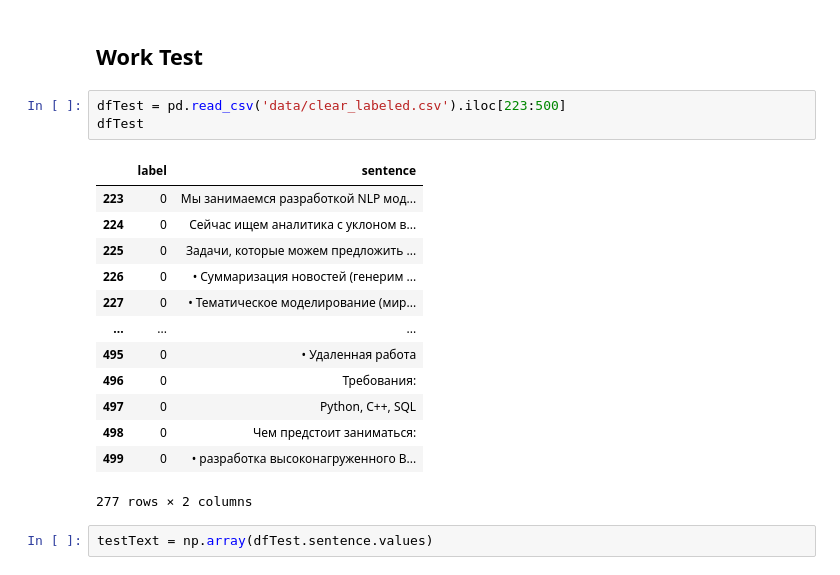
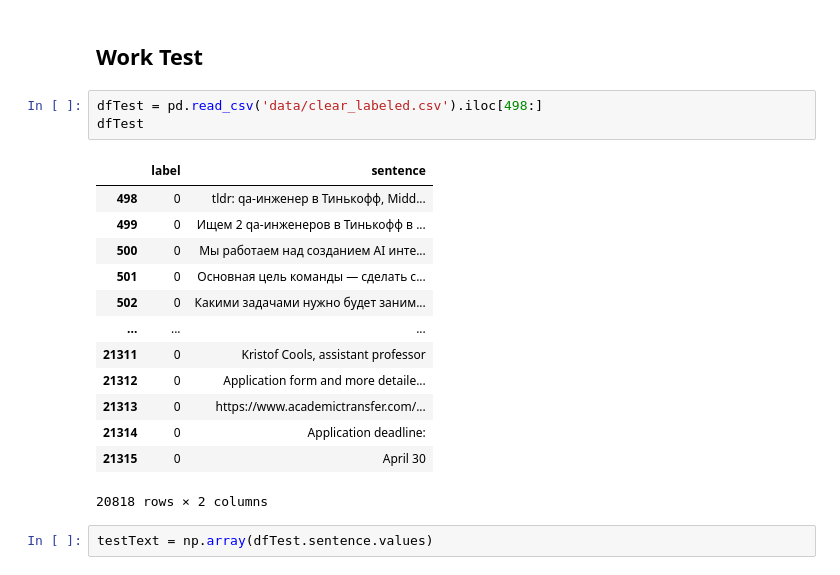
Before and after one commit to yarvod/pj-nlp, a Jupyter notebook: pj-nlp.ipynb, the cells around one changed output. Saved outputs shown, nothing was run; the diff lists cells and outputs as text.

```diff
--- a/pj-nlp.ipynb
+++ b/pj-nlp.ipynb
@@ -293,22 +298,22 @@ weighted avg       0.64      0.67      0.64        67
 # %% [markdown]
 ## Work Test
 # %%
-dfTest = pd.read_csv('data/clear_labeled.csv').iloc[223:500]
+dfTest = pd.read_csv('data/clear_labeled.csv').iloc[498:]
 dfTest
 # %% [output]
 |  | label | sentence |
-| 223 | 0 | Мы занимаемся разработкой NLP мод... |
-| 224 | 0 | Сейчас ищем аналитика с уклоном в... |
-| 225 | 0 | Задачи, которые можем предложить ... |
-| 226 | 0 | • Суммаризация новостей (генерим ... |
-| 227 | 0 | • Тематическое моделирование (мир... |
+| 498 | 0 | tldr: qa-инженер в Тинькофф, Midd... |
+| 499 | 0 | Ищем 2 qa-инженеров в Тинькофф в ... |
+| 500 | 0 | Мы работаем над созданием AI инте... |
+| 501 | 0 | Основная цель команды — сделать с... |
+| 502 | 0 | Какими задачами нужно будет заним... |
 | ... | ... | ... |
-| 495 | 0 | • Удаленная работа |
-| 496 | 0 | Требования: |
-| 497 | 0 | Python, C++, SQL |
-| 498 | 0 | Чем предстоит заниматься: |
-| 499 | 0 | • разработка высоконагруженного B... |
+| 21311 | 0 | Kristof Cools, assistant professor |
+| 21312 | 0 | Application form and more detaile... |
+| 21313 | 0 | https://www.academictransfer.com/... |
+| 21314 | 0 | Application deadline: |
+| 21315 | 0 | April 30 |
-277 rows × 2 columns
+20818 rows × 2 columns
 # %%
 testText = np.array(dfTest.sentence.values)
 # %%
```
Also changed, not shown: parts of 10 cells of this notebook, 2 other files.
